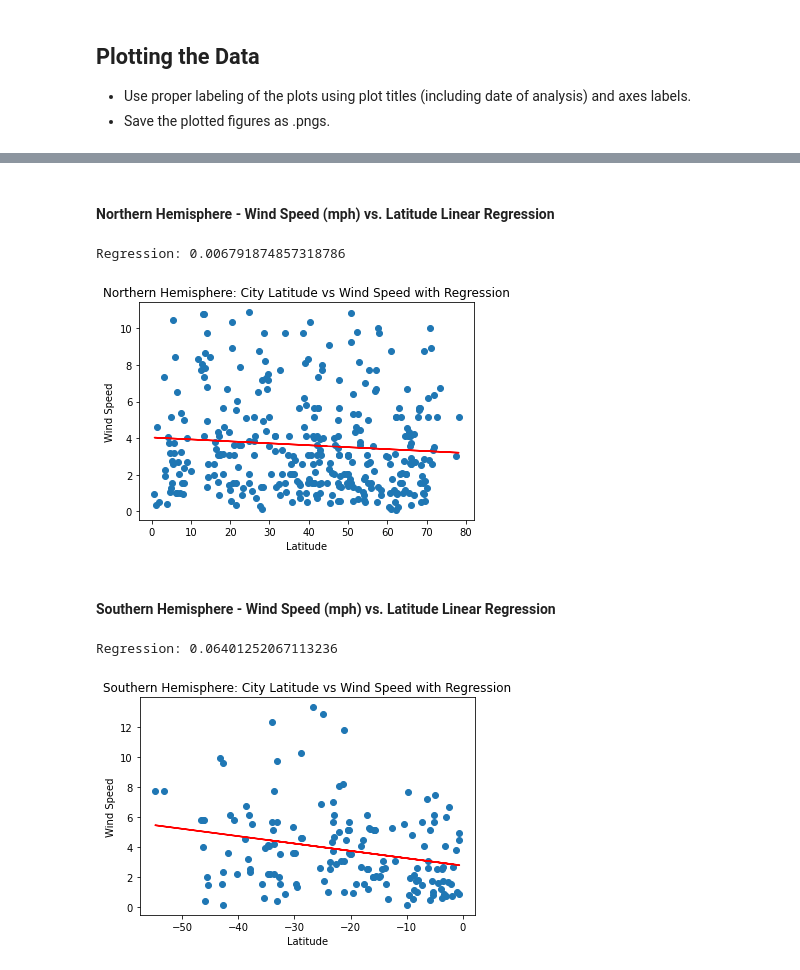
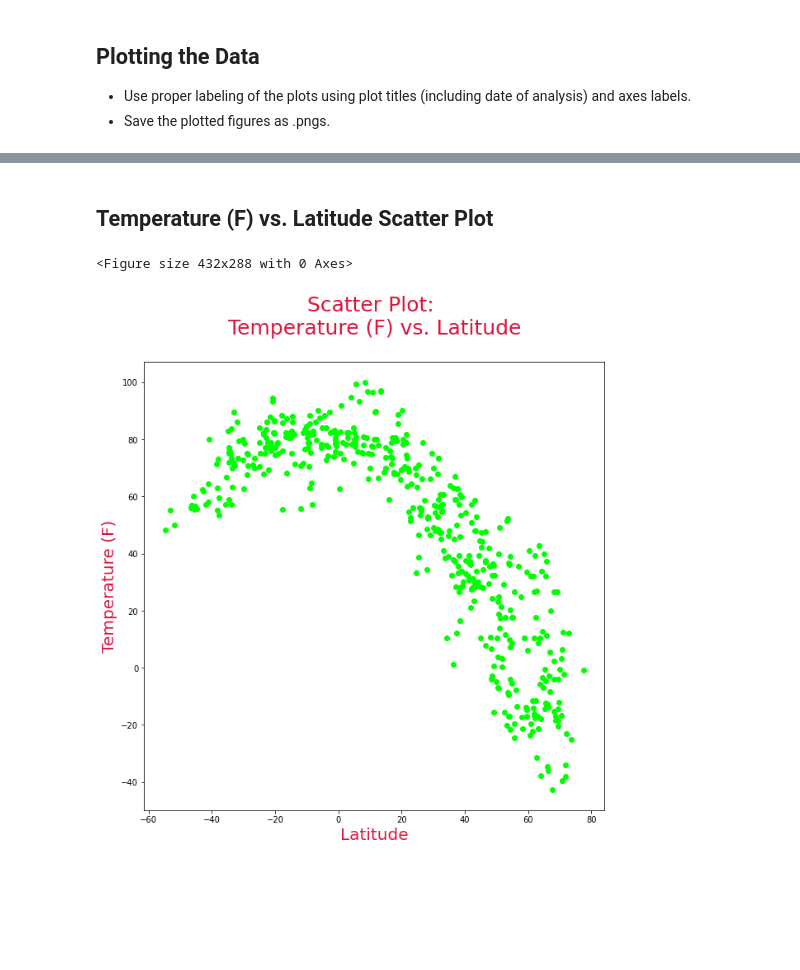
Before and after one commit to waqaszahick/Python-API-Challenge, a Jupyter notebook: WeatherPy/WeatherPy.ipynb, the cells around one changed output, grey strips where cells are left out. Drawn from its saved outputs; the diff is of its cells as text; code cells hidden in the pictures; blank space fills up the shorter version.

```diff
--- a/WeatherPy/WeatherPy.ipynb
+++ b/WeatherPy/WeatherPy.ipynb
@@ -384,32 +228,14 @@ Regression: 0.05204745017895352
-# %% [markdown]
-####  Northern Hemisphere - Wind Speed (mph) vs. Latitude Linear Regression
-# %%
-plt.figure()
-plt.scatter(cities_data_nham['Latitude'], cities_data_nham['Wind Speed'])
-plt.xlabel('Latitude')
-plt.ylabel('Wind Speed')
-plt.title('Northern Hemisphere: City Latitude vs Wind Speed with Regression')
-slope, intercept, reg_value, p_value, std_err = st.linregress(cities_data_nham['Latitude'], cities_data_nham['Wind Speed'])
-print('Regression:', reg_value ** 2)
-plt.plot(cities_data_nham['Latitude'], slope * cities_data_nham['Latitude'] + intercept, color = 'red')
-plt.savefig(pro_dir + 'output_images/lat_v_windspeed_nham.png')
-plt.show()
-# %% [output]
-Regression: 0.006791874857318786
-[figure, removed]
-# %% [markdown]
-####  Southern Hemisphere - Wind Speed (mph) vs. Latitude Linear Regression
-# %%
-plt.figure()
-plt.scatter(cities_data_sham['Latitude'], cities_data_sham['Wind Speed'])
-plt.xlabel('Latitude')
-plt.ylabel('Wind Speed')
-plt.title('Southern Hemisphere: City Latitude vs Wind Speed with Regression')
-slope, intercept, reg_value, p_value, std_err = st.linregress(cities_data_sham['Latitude'], cities_data_sham['Wind Speed'])
-print('Regression:', reg_value ** 2)
-plt.plot(cities_data_sham['Latitude'], slope * cities_data_sham['Latitude'] + intercept, color = 'red')
-plt.savefig(pro_dir + 'output_images/lat_v_windspeed_sham.png')
-plt.show()
-# %% [output]
-Regression: 0.06401252067113236
-[figure, removed]
+# %% [markdown]
+## Temperature (F) vs. Latitude Scatter Plot
+# %%
+plt.figure()
+plt.figure(figsize = (10, 10))
+plt.scatter(cities_data['Latitude'], cities_data['Temperature (F)'], c = 'lime')
+plt.xlabel('Latitude', fontsize = 20, c = 'crimson')
+plt.ylabel('Temperature (F)', fontsize = 20, c = 'crimson')
+plt.title('Scatter Plot: \n Temperature (F) vs. Latitude \n', fontsize = 25, c = 'crimson')
+plt.savefig(pro_dir + 'output_images/01_scatter_plot_temp_vs_lat.png')
+plt.show()
+# %% [output]
+<Figure size 432x288 with 0 Axes>
+[figure, added]
```
Also changed, not shown: parts of 54 cells of this notebook, 26 other files.
